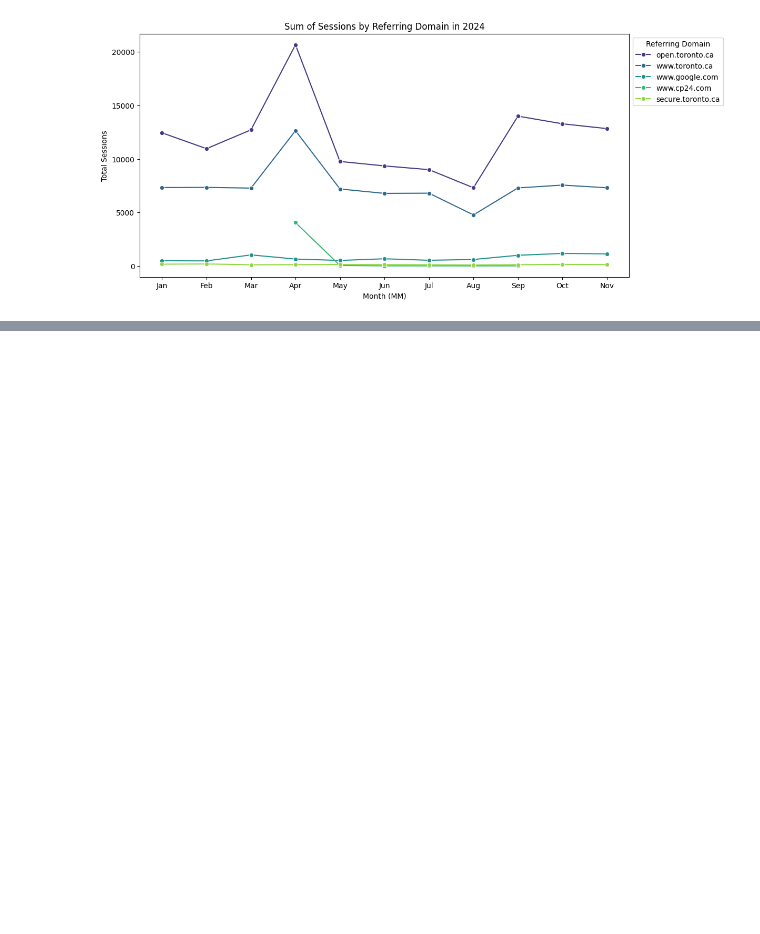
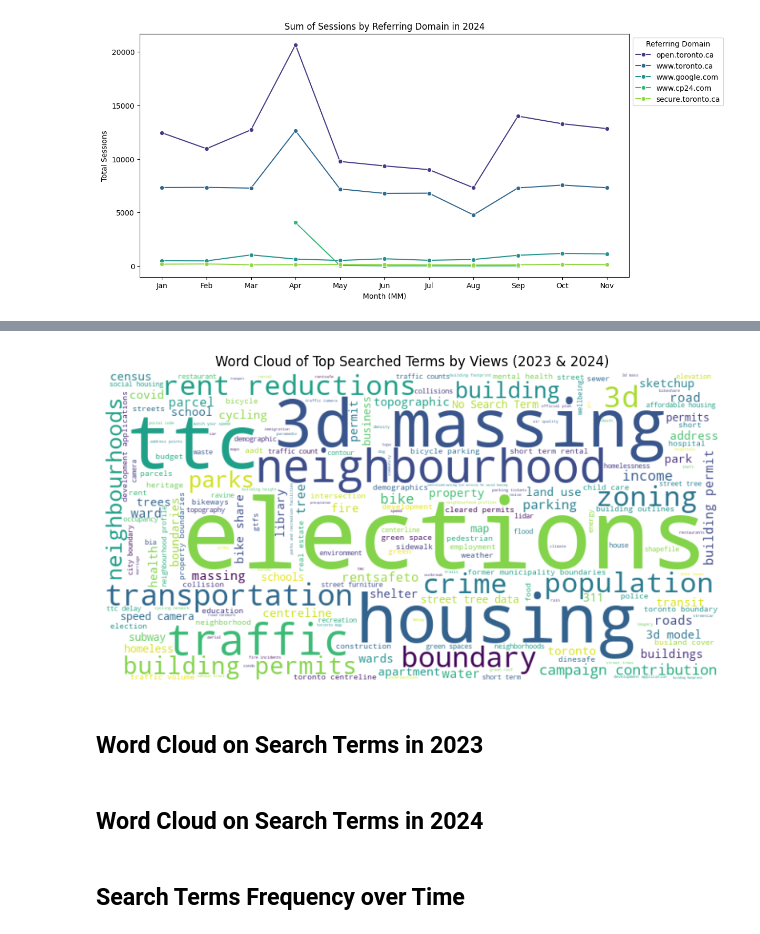
Before and after one commit to rkaushick-neu/toronto-od-web-analytics, a Jupyter notebook: Analysis_Notebook.ipynb, the cells around one changed output, grey strips where cells are left out. Cells and saved outputs as stored; diff of their text form; code cells hidden in the pictures; blank space fills up the shorter version.

Commit message:
Added Word Cloud for Search Terms (2023 & 2024).

```diff
--- a/Analysis_Notebook.ipynb
+++ b/Analysis_Notebook.ipynb
@@ -620,0 +639,4 @@ plt.show()
+# %%
+top_searched_terms = search_terms_df['data-summary'].sort_values(by="Views", ascending=False)
+
+top_searched_terms.head()
@@ -620,0 +650,24 @@ plt.show()
+# %%
+# Replace NaN values in the 'Search Term -Generic (search=)' column with "No String"
+top_searched_terms['Search Term -Generic (search=)'] = top_searched_terms['Search Term -Generic (search=)'].fillna("No Search Term")
+
+# Create a dictionary of search terms and their corresponding views
+word_freq = dict(zip(top_searched_terms['Search Term -Generic (search=)'], top_searched_terms['Views']))
+
+# Generate the word cloud
+wordcloud = WordCloud(width=800, height=400, background_color='white').generate_from_frequencies(word_freq)
+
+# Display the word cloud
+plt.figure(figsize=(10, 5))
+plt.imshow(wordcloud, interpolation='bilinear')
+plt.axis('off')  # Turn off the axis
+plt.title('Word Cloud of Top Searched Terms by Views (2023 & 2024)')
+plt.show()
+# %% [output]
+[figure, added]
+# %% [markdown]
+## Word Cloud on Search Terms in 2023
+# %% [markdown]
+## Word Cloud on Search Terms in 2024
+# %% [markdown]
+## Search Terms Frequency over Time
```
Also changed, not shown: parts of 5 cells of this notebook, 1 other file.
